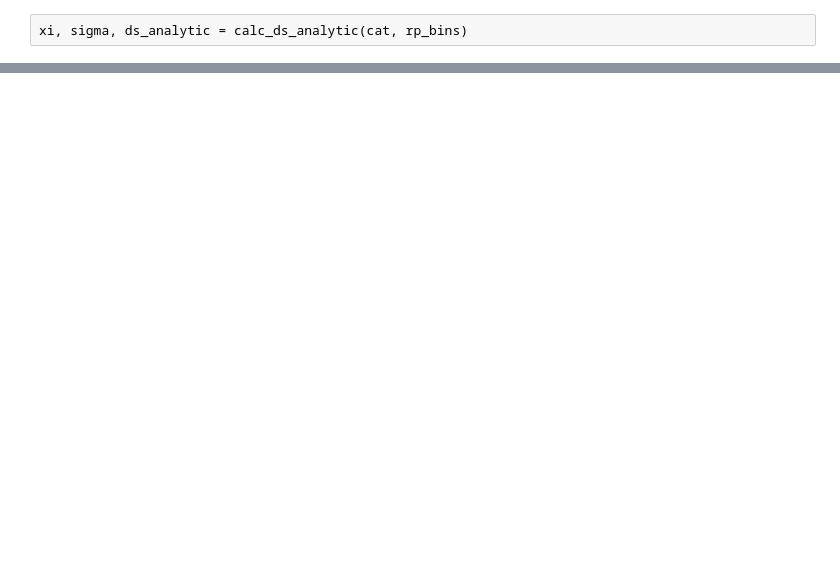
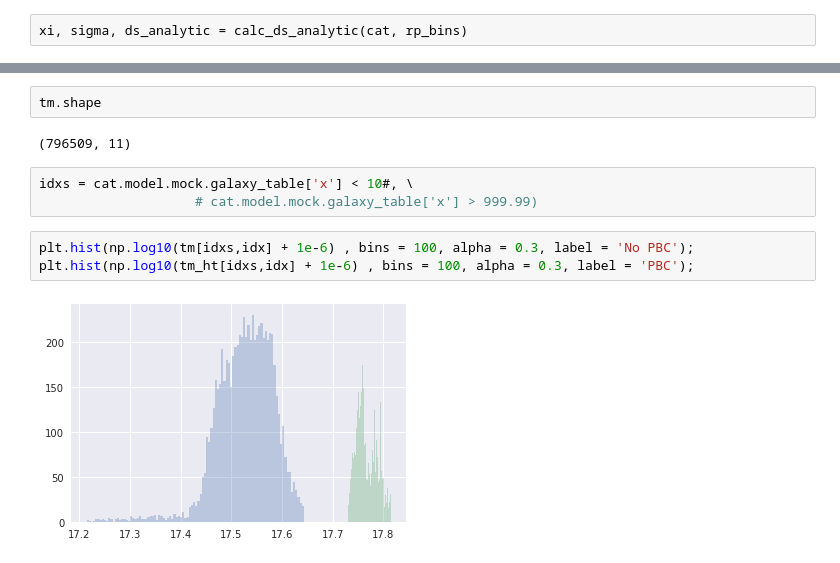
Before and after one commit to mclaughlin6464/pearce, a Jupyter notebook: notebooks/Debug Delta Sigma.ipynb, the cells around one changed output, grey strips where cells are left out. Cells and saved outputs as stored; diff of their text form; blank space fills up the shorter version.

```diff
--- a/notebooks/Debug Delta Sigma.ipynb
+++ b/notebooks/Debug Delta Sigma.ipynb
@@ -275,0 +374,12 @@ ds2 = calc_ds2(cat, rp_bins)
+# %%
+tm.shape
+# %% [output]
+(796509, 11)
+# %%
+idxs = cat.model.mock.galaxy_table['x'] < 10#, \
+                    # cat.model.mock.galaxy_table['x'] > 999.99)
+# %%
+plt.hist(np.log10(tm[idxs,idx] + 1e-6) , bins = 100, alpha = 0.3, label = 'No PBC');
+plt.hist(np.log10(tm_ht[idxs,idx] + 1e-6) , bins = 100, alpha = 0.3, label = 'PBC');
+# %% [output]
+[figure, added]
```
Also changed, not shown: parts of 29 cells of this notebook.
